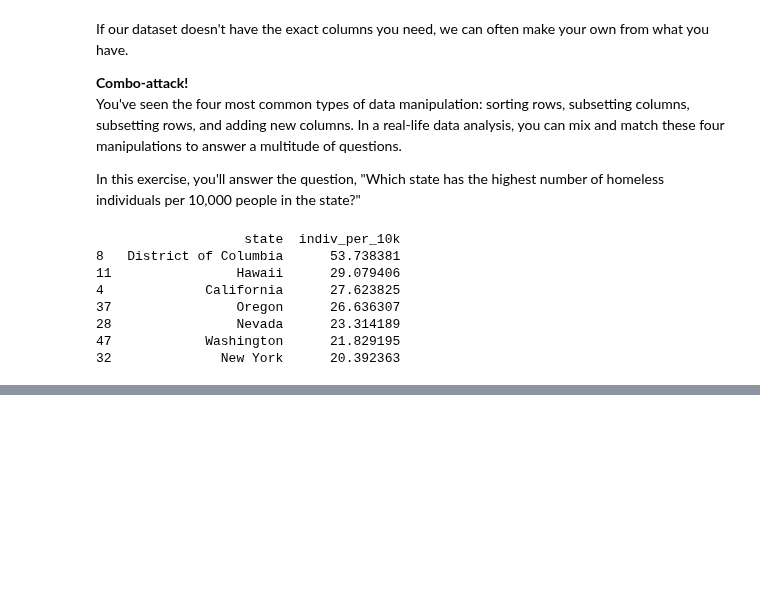
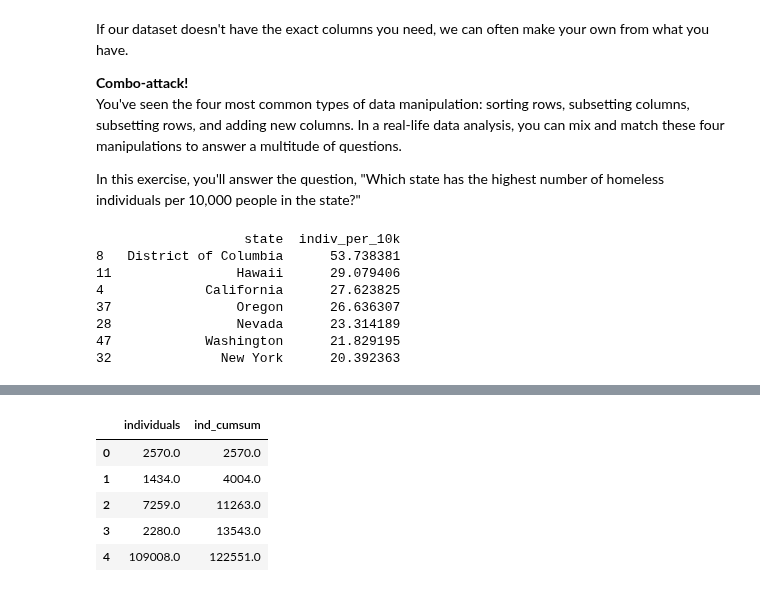
Before and after one commit to flyin01/dc, a Jupyter notebook: data_manipulation_w_pandas.ipynb, the cells around one changed output, grey strips where cells are left out. Saved outputs shown, nothing was run; the diff lists cells and outputs as text; code cells hidden in the pictures; blank space fills up the shorter version.

```diff
--- a/data_manipulation_w_pandas.ipynb
+++ b/data_manipulation_w_pandas.ipynb
@@ -479,0 +513,8 @@ TBD
+# %%
+import pandas as pd
+
+# OMA Need to create the DF
+path = "data/homelessness.csv"
+homelessness = pd.read_csv(path, index_col=0)
+
+homelessness.head()
@@ -479,0 +528,11 @@ TBD
+# %%
+# cumsum
+homelessness["ind_cumsum"] = homelessness["individuals"].cumsum()
+homelessness[["individuals","ind_cumsum"]].head()
+# %% [output]
+|  | individuals | ind_cumsum |
+| 0 | 2570.0 | 2570.0 |
+| 1 | 1434.0 | 4004.0 |
+| 2 | 7259.0 | 11263.0 |
+| 3 | 2280.0 | 13543.0 |
+| 4 | 109008.0 | 122551.0 |
```
Also changed, not shown: parts of 21 cells of this notebook.
